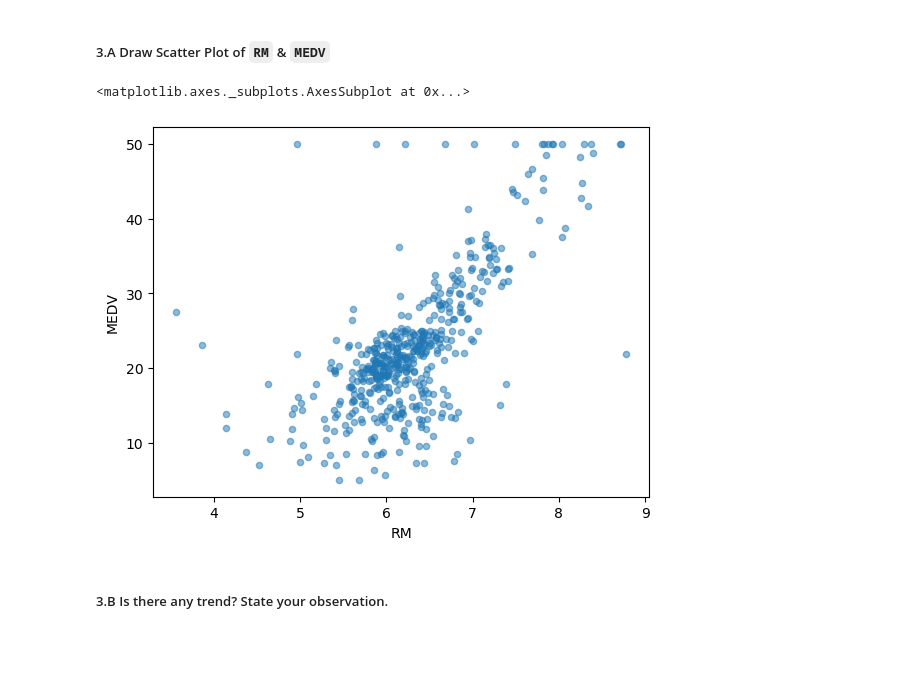
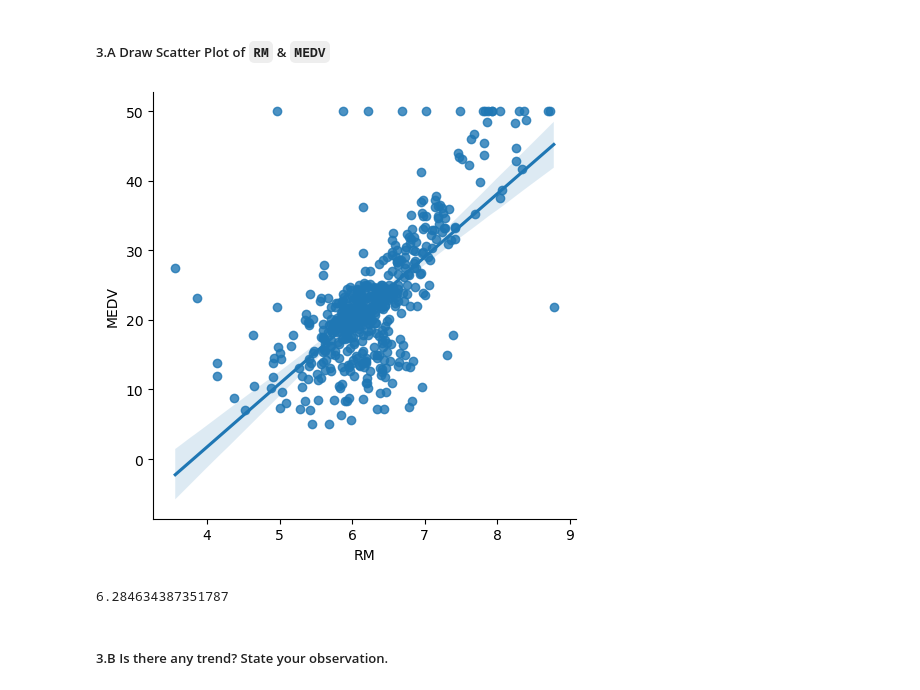
Before and after one commit to Brittles88/IOD, a Jupyter notebook: Module 2/LAB 2/IOD_Lab-2_2_2.ipynb, the cells around one changed output. Drawn from its saved outputs; the diff is of its cells as text; code cells hidden in the pictures; blank space fills up the shorter version.

```diff
--- a/Module 2/LAB 2/IOD_Lab-2_2_2.ipynb
+++ b/Module 2/LAB 2/IOD_Lab-2_2_2.ipynb
@@ -75,12 +75,15 @@ plt.show()
 [figure]
 # %% [markdown]
 ##### 3.A Draw Scatter Plot of `RM` & `MEDV`
-# %%
-# ANSWER
-data.plot.scatter('RM','MEDV', alpha= 0.5)
-# %% [output]
-<matplotlib.axes._subplots.AxesSubplot at 0x...>
-[figure, removed]
+# %%
+# ANSWER
+sns.lmplot(x="RM", y="MEDV", data=data);
+# %% [output]
+[figure, added]
+# %%
+data['RM'].mean()
+# %% [output]
+6.284634387351787
 # %% [markdown]
 ##### 3.B Is there any trend? State your observation.
 # %% [markdown]
```
Also changed, not shown: parts of 28 cells of this notebook, 3 other files.
